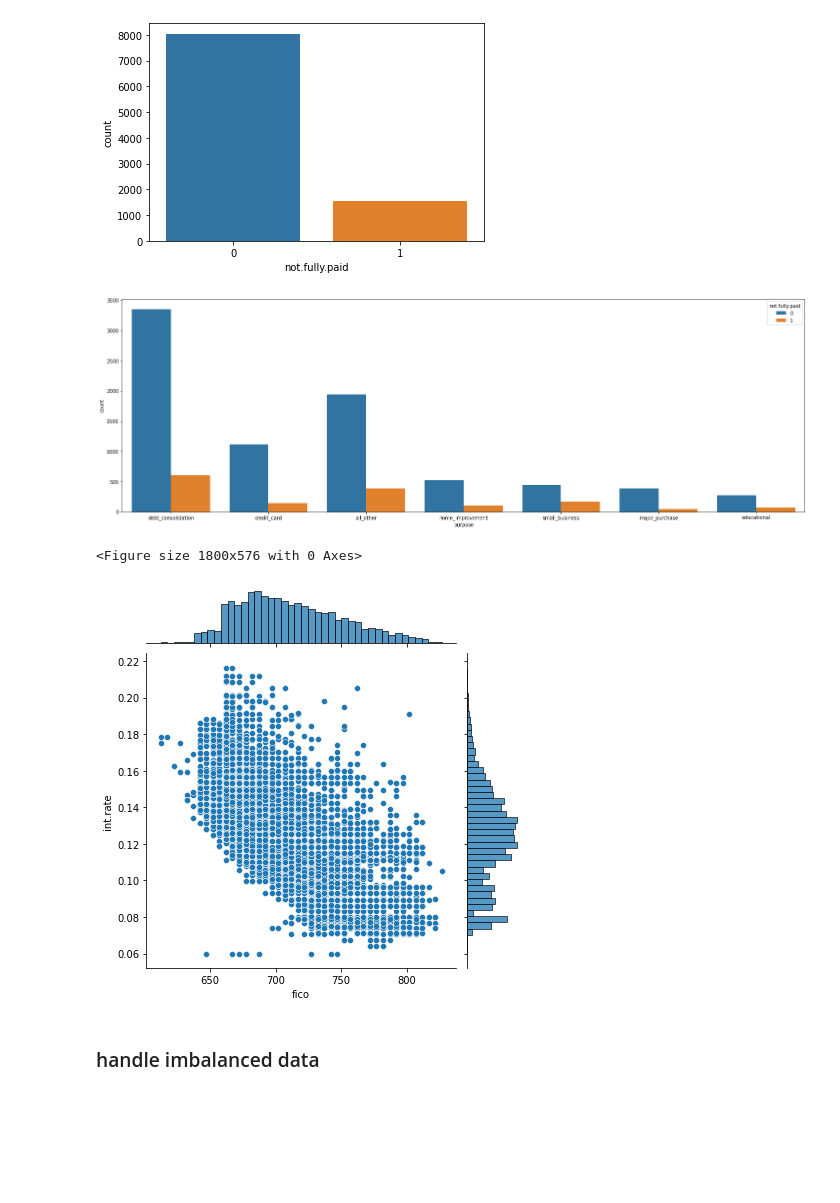
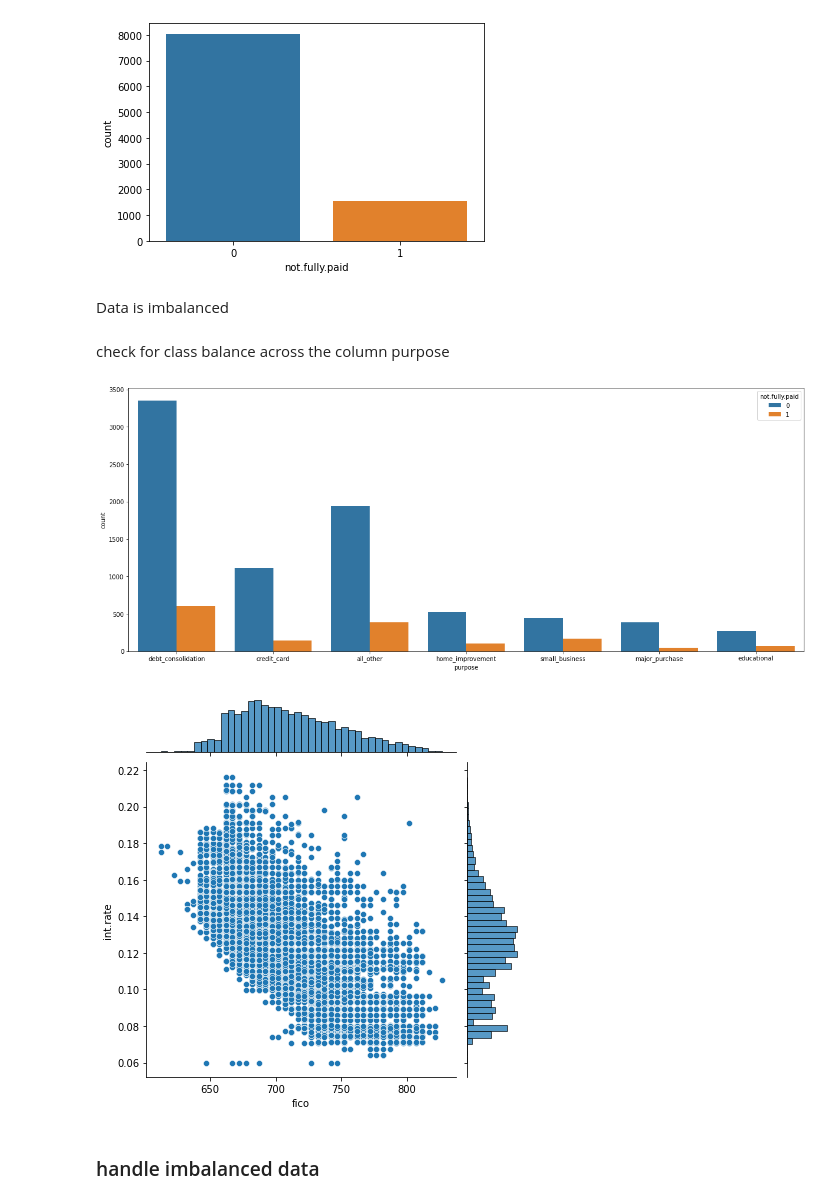
Before and after one commit to Ravijidge/AI-ML-Assignments, a Jupyter notebook: Deep learning/Assignment1.ipynb, the cells around one changed output. Drawn from its saved outputs; the diff is of its cells as text; code cells hidden in the pictures; blank space fills up the shorter version.

```diff
--- a/Deep learning/Assignment1.ipynb
+++ b/Deep learning/Assignment1.ipynb
@@ -145,18 +86,20 @@ sns.countplot(df['not.fully.paid'])
 plt.show()
 # %% [output]
 [figure]
+# %% [markdown]
+Data is imbalanced
+# %% [markdown]
+check for class balance across the column purpose
 # %%
-plt.figure(figsize=(25,8))
+plt.figure(figsize=(20,8))
 sns.countplot(x='purpose', hue='not.fully.paid', data=df)
 plt.show()
 # %% [output]
-[figure, old version]
+[figure, new version]
 # %%
-plt.figure(figsize=(25,8))
 sns.jointplot(x='fico', y='int.rate', data=df)
 plt.show()
 # %% [output]
-<Figure size 1800x576 with 0 Axes>
 [figure]
 # %% [markdown]
 ### handle imbalanced data
```
Also changed, not shown: parts of 64 cells of this notebook, 3 other files.
